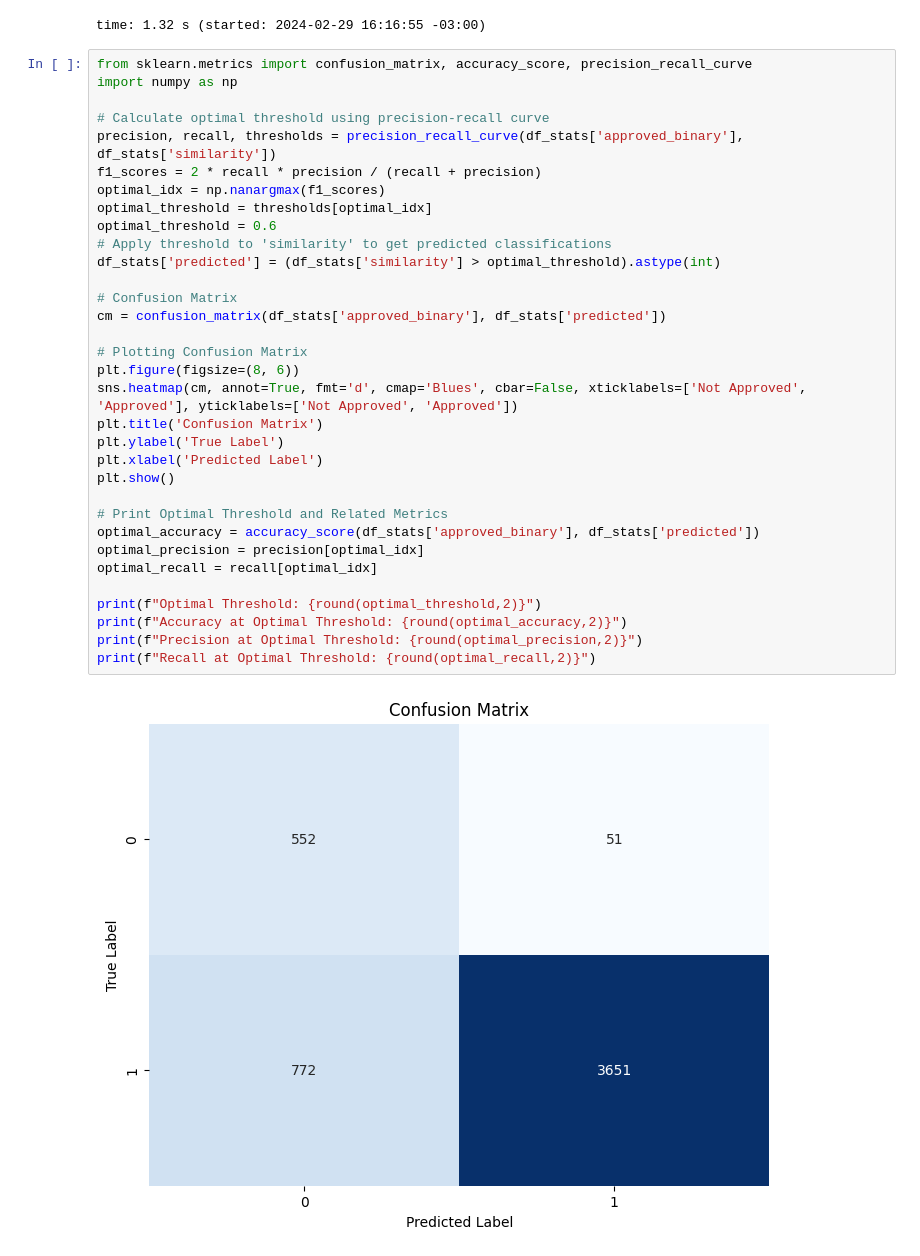
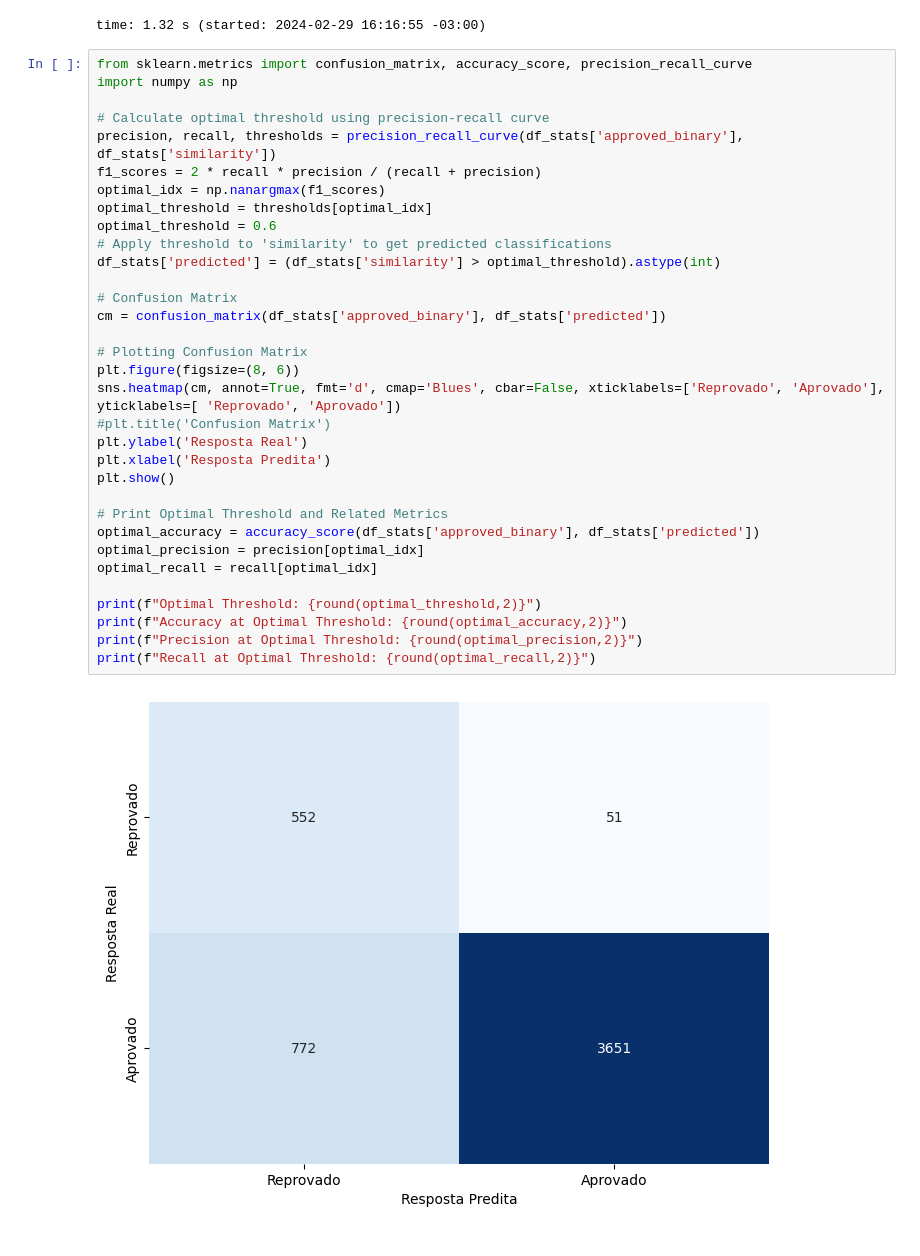
Before and after one commit to joaoVVcassiano/facematch_interno, a Jupyter notebook: notebooks/understand_data.ipynb, the cells around one changed output. Saved outputs shown, nothing was run; the diff lists cells and outputs as text.

```diff
--- a/notebooks/understand_data.ipynb
+++ b/notebooks/understand_data.ipynb
@@ -242,38 +229,38 @@ time: 1.32 s (started: 2024-02-29 16:16:55 -03:00)
 # %%
 from sklearn.metrics import confusion_matrix, accuracy_score, precision_recall_curve
 import numpy as np
 
 # Calculate optimal threshold using precision-recall curve
 precision, recall, thresholds = precision_recall_curve(df_stats['approved_binary'], df_stats['similarity'])
 f1_scores = 2 * recall * precision / (recall + precision)
 optimal_idx = np.nanargmax(f1_scores)
 optimal_threshold = thresholds[optimal_idx]
 optimal_threshold = 0.6
 # Apply threshold to 'similarity' to get predicted classifications
 df_stats['predicted'] = (df_stats['similarity'] > optimal_threshold).astype(int)
 
 # Confusion Matrix
 cm = confusion_matrix(df_stats['approved_binary'], df_stats['predicted'])
 
 # Plotting Confusion Matrix
 plt.figure(figsize=(8, 6))
-sns.heatmap(cm, annot=True, fmt='d', cmap='Blues', cbar=False, xticklabels=['Not Approved', 'Approved'], yticklabels=['Not Approved', 'Approved'])
-plt.title('Confusion Matrix')
-plt.ylabel('True Label')
-plt.xlabel('Predicted Label')
+sns.heatmap(cm, annot=True, fmt='d', cmap='Blues', cbar=False, xticklabels=['Reprovado', 'Aprovado'], yticklabels=[ 'Reprovado', 'Aprovado'])
+#plt.title('Confusion Matrix')
+plt.ylabel('Resposta Real')
+plt.xlabel('Resposta Predita')
 plt.show()
 
 # Print Optimal Threshold and Related Metrics
 optimal_accuracy = accuracy_score(df_stats['approved_binary'], df_stats['predicted'])
 optimal_precision = precision[optimal_idx]
 optimal_recall = recall[optimal_idx]
 
 print(f"Optimal Threshold: {round(optimal_threshold,2)}")
 print(f"Accuracy at Optimal Threshold: {round(optimal_accuracy,2)}")
 print(f"Precision at Optimal Threshold: {round(optimal_precision,2)}")
 print(f"Recall at Optimal Threshold: {round(optimal_recall,2)}")
 # %% [output]
-[figure, old version]
+[figure, new version]
 Optimal Threshold: 0.6
 Accuracy at Optimal Threshold: 0.84
 Precision at Optimal Threshold: 0.95
```
Also changed, not shown: parts of 2 cells of this notebook, 14 other files.
